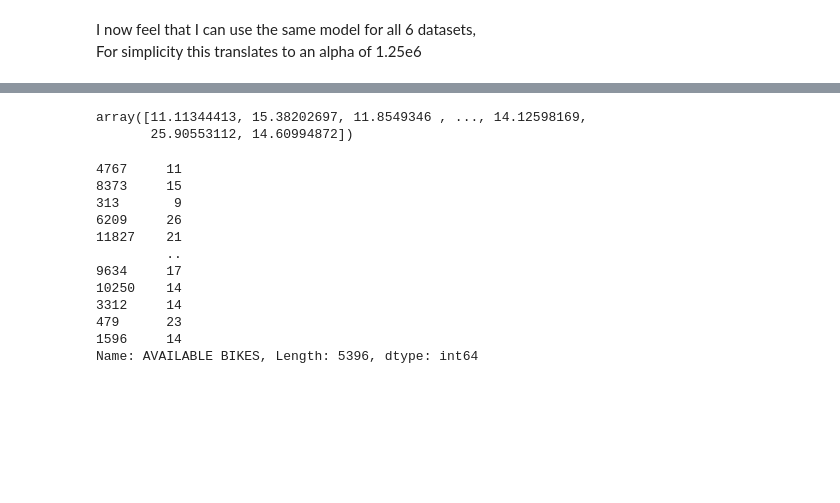
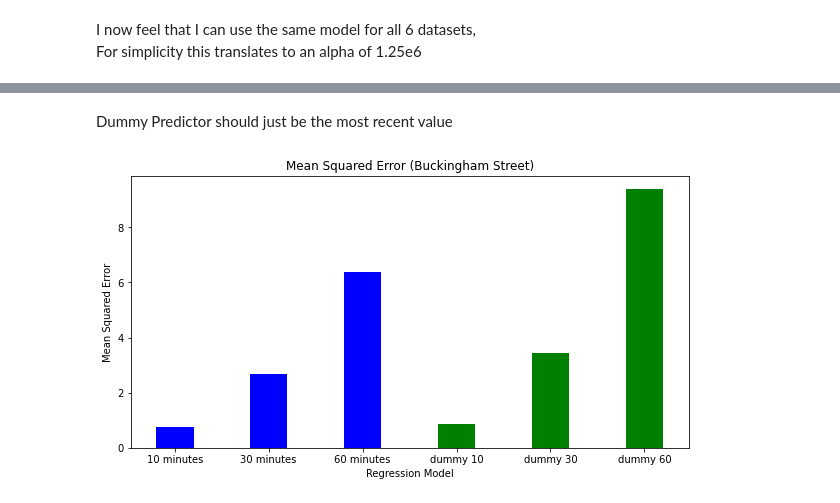
Before and after one commit to daltHub/Final-Assignment, a Jupyter notebook: ridge.ipynb, the cells around one changed output, grey strips where cells are left out. Drawn from its saved outputs; the diff is of its cells as text; code cells hidden in the pictures; blank space fills up the shorter version.

```diff
--- a/ridge.ipynb
+++ b/ridge.ipynb
@@ -297,20 +312,44 @@ mse 6: 64.14503951790617, training mse = 64.78606184182172
-# %%
-predictions1
-# %% [output]
-array([11.11344413, 15.38202697, 11.8549346 , ..., 14.12598169,
-       25.90553112, 14.60994872])
-# %%
-y1_test
-# %% [output]
-4767     11
-8373     15
-313       9
-6209     26
-11827    21
-         ..
-9634     17
-10250    14
-3312     14
-479      23
-1596     14
-Name: AVAILABLE BIKES, Length: 5396, dtype: int64
+# %% [markdown]
+Dummy Predictor should just be the most recent value
+# %%
+dummy_preds_1 = X1_test[:,8]
+dummy_mse_1 = mtr.calculate_mse(dummy_preds_1,y1_test)
+dummy_r21 = mtr.calculate_R2(dummy_preds_1,y1_test)
+dummy_preds_2 = X2_test[:,8]
+dummy_mse_2 = mtr.calculate_mse(dummy_preds_2,y2_test)
+dummy_r22 = mtr.calculate_R2(dummy_preds_2,y2_test)
+dummy_preds_3 = X3_test[:,8]
+dummy_mse_3 = mtr.calculate_mse(dummy_preds_3,y3_test)
+dummy_r23 = mtr.calculate_R2(dummy_preds_3,y3_test)
+dummy_preds_4 = X4_test[:,8]
+dummy_mse_4 = mtr.calculate_mse(dummy_preds_4,y4_test)
+dummy_r24 = mtr.calculate_R2(dummy_preds_4,y4_test)
+dummy_preds_5 = X5_test[:,8]
+dummy_mse_5 = mtr.calculate_mse(dummy_preds_5,y5_test)
+dummy_r25 = mtr.calculate_R2(dummy_preds_5,y5_test)
+dummy_preds_6 = X6_test[:,8]
+dummy_mse_6 = mtr.calculate_mse(dummy_preds_6,y6_test)
+dummy_r26 = mtr.calculate_R2(dummy_preds_6,y6_test)
+# %%
+data1 = {'10 minutes':mse1, '30 minutes':mse3, '60 minutes':mse5}
+data2 = {'dummy 10':dummy_mse_1, 'dummy 30':dummy_mse_3, 'dummy 60':dummy_mse_5}
+keys1 = list(data1.keys())
+values1 = list(data1.values())
+keys2 = list(data2.keys())
+values2 = list(data2.values())
+
+fig = plt.figure(figsize = (10, 5))
+
+# creating the bar plot
+plt.bar(keys1, values1, color ='blue',
+        width = 0.4)
+
+plt.bar(keys2, values2, color ='green',
+        width = 0.4)
+
+plt.xlabel("Regression Model")
+plt.ylabel("Mean Squared Error")
+plt.title("Mean Squared Error (Buckingham Street)")
+plt.show()
+# %% [output]
+[figure, added]
```
Also changed, not shown: parts of 15 cells of this notebook, 2 other files.
